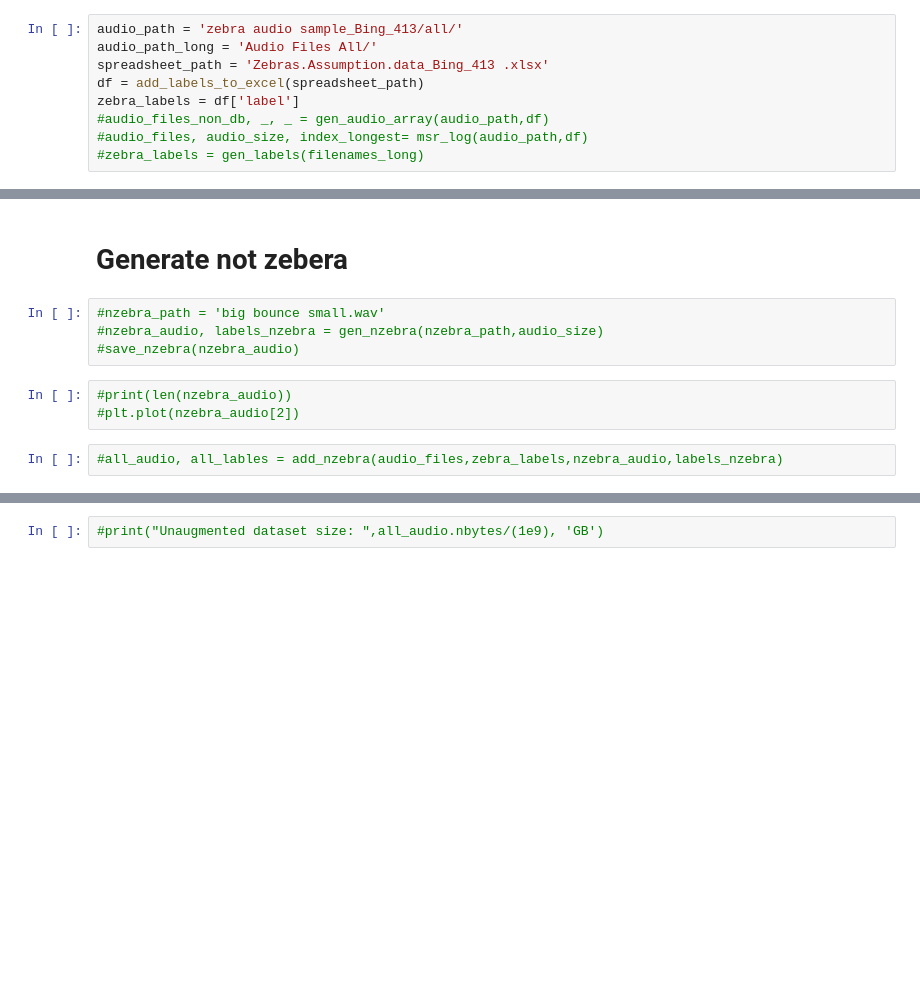
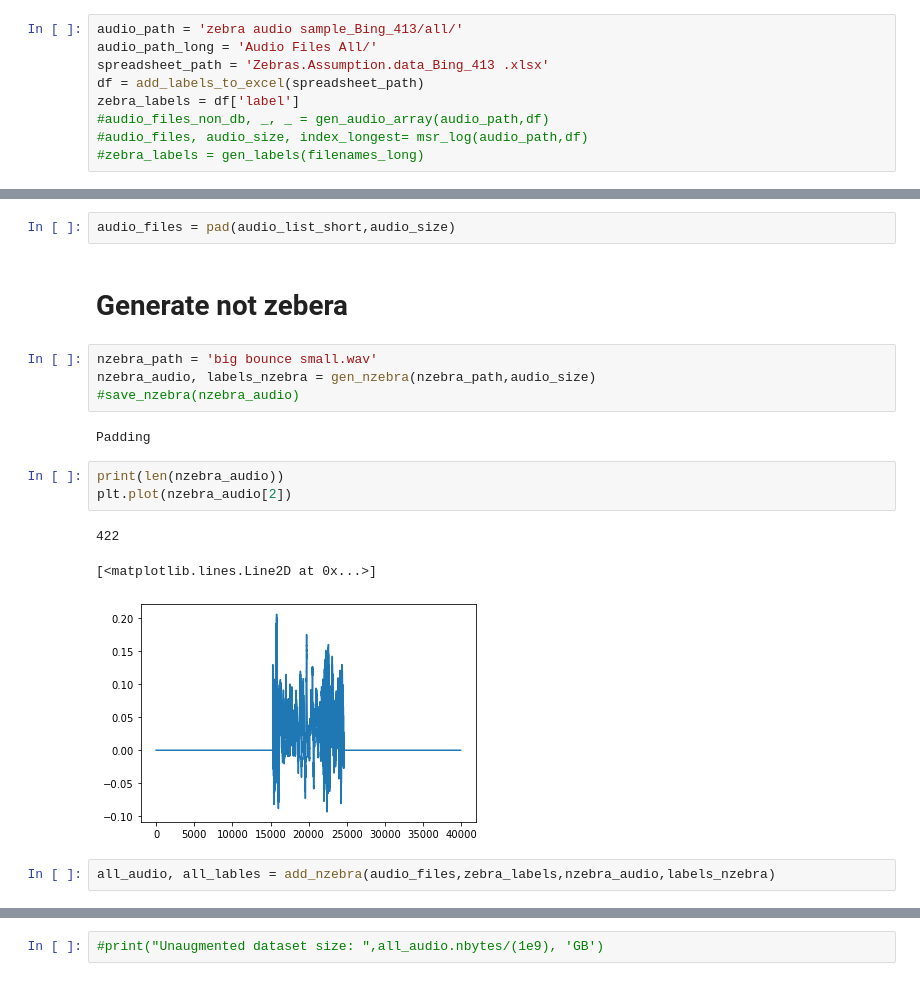
Before and after one commit to AleksandraPanfilova/Zebra_Project, a Jupyter notebook: Audio Load Example.ipynb, the cells around one changed output, grey strips where cells are left out. Drawn from its saved outputs; the diff is of its cells as text; blank space fills up the shorter version.

```diff
--- a/Audio Load Example.ipynb
+++ b/Audio Load Example.ipynb
@@ -57,11 +36,19 @@ Final class proportions:
+# %%
+audio_files = pad(audio_list_short,audio_size)
 # %% [markdown]
 # Generate not zebera
 # %%
-#nzebra_path = 'big bounce small.wav'
-#nzebra_audio, labels_nzebra = gen_nzebra(nzebra_path,audio_size)
+nzebra_path = 'big bounce small.wav'
+nzebra_audio, labels_nzebra = gen_nzebra(nzebra_path,audio_size)
 #save_nzebra(nzebra_audio)
+# %% [output]
+Padding
-# %%
-#print(len(nzebra_audio))
-#plt.plot(nzebra_audio[2])
+# %%
+print(len(nzebra_audio))
+plt.plot(nzebra_audio[2])
+# %% [output]
+422
+[<matplotlib.lines.Line2D at 0x...>]
+[figure, added]
 # %%
-#all_audio, all_lables = add_nzebra(audio_files,zebra_labels,nzebra_audio,labels_nzebra)
+all_audio, all_lables = add_nzebra(audio_files,zebra_labels,nzebra_audio,labels_nzebra)
```
Also changed, not shown: parts of 17 cells of this notebook, 2 other files.
